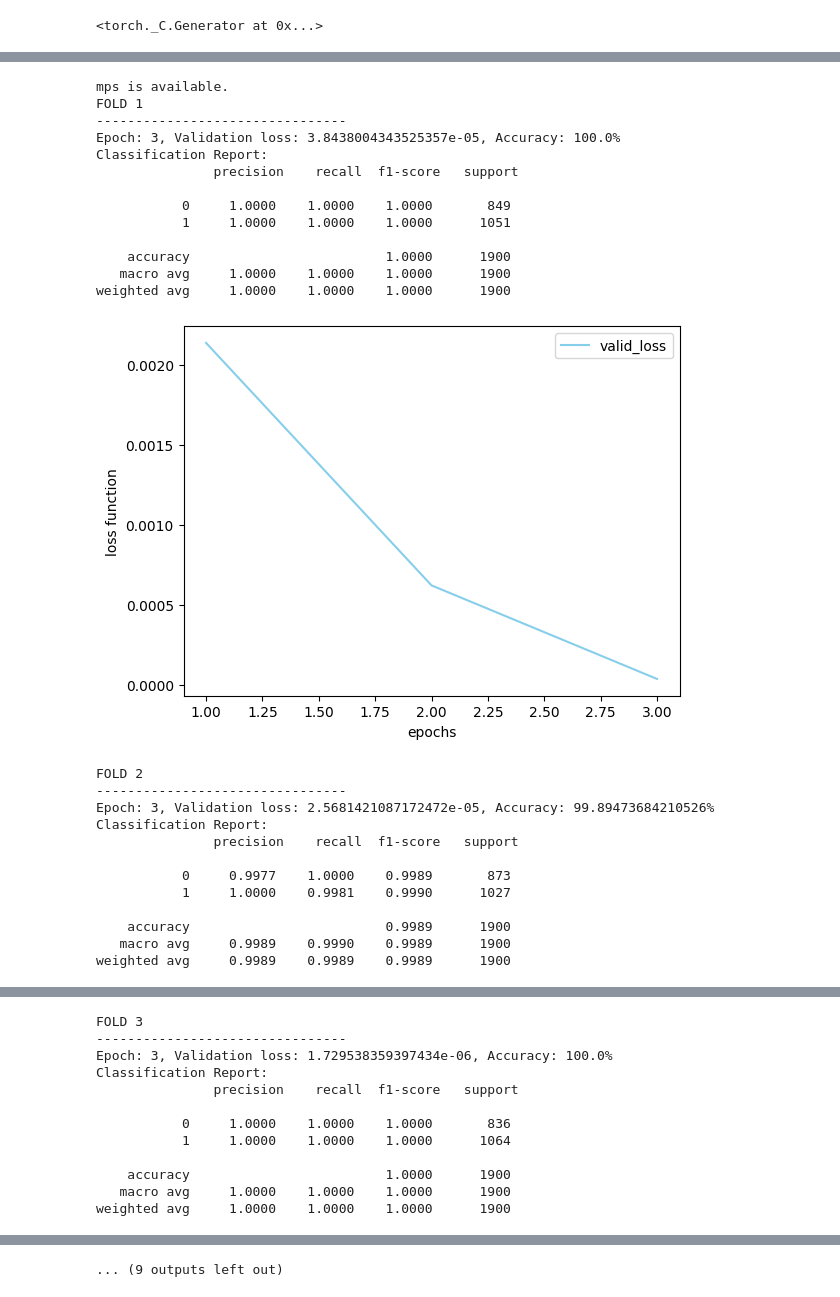
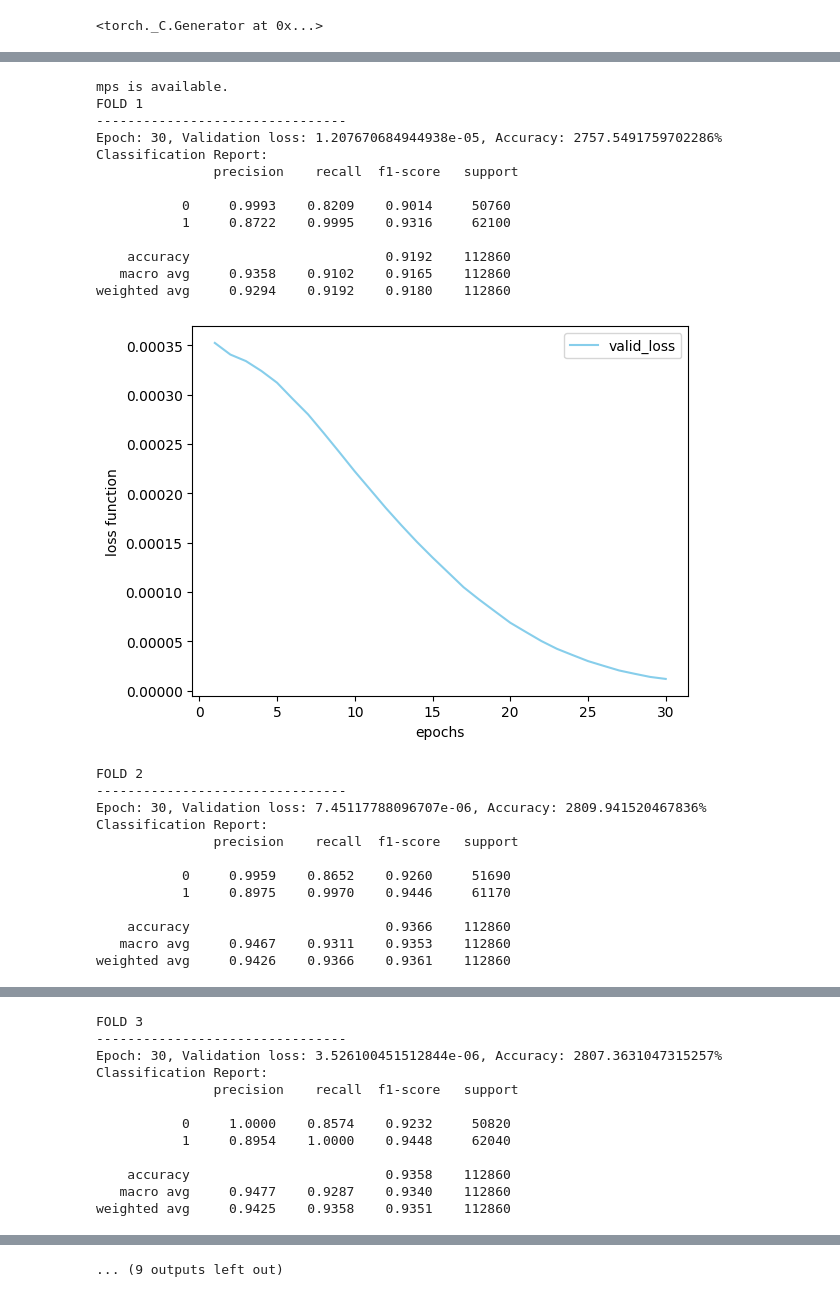
Before and after one commit to tatsuya0926/spin-configuration-learning, a Jupyter notebook: learning/train/train_cnn_Clock_q=4.ipynb, the cells around one changed output, grey strips where cells are left out. Saved outputs shown, nothing was run; the diff lists cells and outputs as text; code cells hidden in the pictures.

```diff
--- a/learning/train/train_cnn_Clock_q=4.ipynb
+++ b/learning/train/train_cnn_Clock_q=4.ipynb
@@ -18,7 +18,7 @@ torch.manual_seed(3407)
 # %%
 Q = 4
 nconf = 51
-ndata = 500
+ndata = 400
 L = 64
 T_cr = 1.135 # critical temp for 2d 4-Clock
 t_start = 0.9
@@ -66,21 +89,21 @@ class CNNClassifier(nn.Module):
         super(CNNClassifier, self).__init__()
         self.conv1 = nn.Conv2d(1, 64, 3, 1)
         self.conv2 = nn.Conv2d(64, 128, 3, 1)
-        # self.conv3 = nn.Conv2d(128, 256, 3, 1)
+        self.conv3 = nn.Conv2d(128, 96, 3, 1)
         self.dropout1 = nn.Dropout(0.25)
         self.dropout2 = nn.Dropout(0.5)
-        self.fc1 = nn.Linear(29*29*128, 64)
-        self.fc2 = nn.Linear(64, 32)
-        self.fc3 = nn.Linear(32, target_size)
+        # self.fc1 = nn.Linear(12*12*96, 64)
+        self.fc1 = nn.Linear(14*14*128, 96)
+        self.fc2 = nn.Linear(96, 64)
+        self.fc3 = nn.Linear(64, target_size)
         self.relu = nn.ReLU()
 
     def forward(self, x):
         x = self.relu(self.conv1(x))
         x = nn.MaxPool2d(2)(x)
-        # x = self.dropout1(x)
+        x = self.dropout1(x)
         x = self.relu(self.conv2(x))
-        # print(x.shape)
-        # x = nn.MaxPool2d(2)(x)
+        x = nn.MaxPool2d(2)(x)
         # x = self.relu(self.conv3(x))
         x = torch.flatten(x, 1)
         x = self.relu(self.fc1(x))
@@ -99,7 +122,7 @@ LEARNING_RATE = 0.00001
 target_size = 2
 grad_clip = 0.1
 norm_type = 2
-epochs = 3
+epochs = 30
 k_folds = 10
 kfold = KFold(n_splits=k_folds, shuffle=True)
 
@@ -120,6 +143,10 @@ for fold, (train_data, valid_data) in enumerate(kfold.split(dataset)):
     optimizer = optim.Adam(model.parameters(), lr=LEARNING_RATE)
 
     train_loss_list, vaild_loss_list, accuracy_list = [], [], []
+    valid_loss = 0
+    correct = 0
+    answer, prediction = [], []
+    answer_test, prediction_test, temps = [], [], []
     for epoch in range(epochs):
         model.train()
         train_loss = 0
@@ -138,9 +165,6 @@ for fold, (train_data, valid_data) in enumerate(kfold.split(dataset)):
 
         model.eval()
         with torch.no_grad():
-            valid_loss = 0
-            correct = 0
-            answer, prediction = [], []
             for data, _, target in valid_loader:
                 data, target = data.to(device), target.to(device)
                 output = model(data)
@@ -150,62 +174,62 @@ for fold, (train_data, valid_data) in enumerate(kfold.split(dataset)):
                 prediction += list(pred.cpu().numpy())
                 answer += list(target.cpu().numpy())
 
-            answer_test, prediction_test, temps = [], [], []
+
             for data, temp, target in test_loader:
                 data = data.to(device)
                 output = model(data)
                 pred = output.argmax(dim=1, keepdim=False)
                 prediction_test += list(pred.cpu().numpy())
                 answer_test += list(target.cpu().numpy())
                 temps += list(temp.cpu().numpy())
-            xs, y1s, y2s = inference(len(test_dataset), temps, prediction_test, target_size)
-            y1s_mean += y1s
-            y2s_mean += y2s
 
         valid_loss /= len(valid_loader.sampler.indices)
         accuracy = 100 * correct / len(valid_loader.sampler.indices)
-        y1s_mean /= k_folds
-        y2s_mean /= k_folds
 
         vaild_loss_list.append(valid_loss)
         accuracy_list.append(accuracy)
         if epoch == epochs - 1:
             print(f'Epoch: {epoch+1}, Validation loss: {valid_loss}, Accuracy: {accuracy}%')
             print("Classification Report:\n", classification_report(answer, prediction, digits=4))
+    xs, y1s, y2s = inference(len(test_dataset), temps, prediction_test, target_size)
+    y1s_mean += y1s
+    y2s_mean += y2s
     plt.xlabel('epochs')
     plt.ylabel('loss function')
     # plt.plot(np.arange(1, epochs+1), train_loss_list, label="train_loss", color="orange")
     plt.plot(np.arange(1, epochs+1), vaild_loss_list,
              label="valid_loss", color="skyblue")
     plt.legend()
     plt.show()
+y1s_mean /= k_folds
+y2s_mean /= k_folds
 print(f'K-FOLD CROSS VALIDATION RESULTS FOR {k_folds} FOLDS')
 print("Done.")
-# torch.save(model, "2d_Clock_q=6_model_classifier.pth")
+torch.save(model, "2d_Clock_q=4_model_classifier.pth")
 # %% [output]
 mps is available.
 FOLD 1
 --------------------------------
-Epoch: 3, Validation loss: 3.8438004343525357e-05, Accuracy: 100.0%
+Epoch: 30, Validation loss: 1.207670684944938e-05, Accuracy: 2757.5491759702286%
 Classification Report:
                precision    recall  f1-score   support
 
-           0     1.0000    1.0000    1.0000       849
-           1     1.0000    1.0000    1.0000      1051
+           0     0.9993    0.8209    0.9014     50760
+           1     0.8722    0.9995    0.9316     62100
 
-    accuracy                         1.0000      1900
-   macro avg     1.0000    1.0000    1.0000      1900
-weighted avg     1.0000    1.0000    1.0000      1900
+    accuracy                         0.9192    112860
+   macro avg     0.9358    0.9102    0.9165    112860
+weighted avg     0.9294    0.9192    0.9180    112860
-[figure, old version]
+[figure, new version]
 FOLD 2
 --------------------------------
-Epoch: 3, Validation loss: 2.5681421087172472e-05, Accuracy: 99.89473684210526%
+Epoch: 30, Validation loss: 7.45117788096707e-06, Accuracy: 2809.941520467836%
 Classification Report:
                precision    recall  f1-score   support
 
-           0     0.9977    1.0000    0.9989       873
-           1     1.0000    0.9981    0.9990      1027
+           0     0.9959    0.8652    0.9260     51690
+           1     0.8975    0.9970    0.9446     61170
 
-    accuracy                         0.9989      1900
-   macro avg     0.9989    0.9990    0.9989      1900
-weighted avg     0.9989    0.9989    0.9989      1900
+    accuracy                         0.9366    112860
+   macro avg     0.9467    0.9311    0.9353    112860
+weighted avg     0.9426    0.9366    0.9361    112860
@@ -213,12 +237,12 @@ weighted avg     0.9989    0.9989    0.9989      1900
 FOLD 3
 --------------------------------
-Epoch: 3, Validation loss: 1.729538359397434e-06, Accuracy: 100.0%
+Epoch: 30, Validation loss: 3.526100451512844e-06, Accuracy: 2807.3631047315257%
 Classification Report:
                precision    recall  f1-score   support
 
-           0     1.0000    1.0000    1.0000       836
-           1     1.0000    1.0000    1.0000      1064
+           0     1.0000    0.8574    0.9232     50820
+           1     0.8954    1.0000    0.9448     62040
 
-    accuracy                         1.0000      1900
-   macro avg     1.0000    1.0000    1.0000      1900
-weighted avg     1.0000    1.0000    1.0000      1900
+    accuracy                         0.9358    112860
+   macro avg     0.9477    0.9287    0.9340    112860
+weighted avg     0.9425    0.9358    0.9351    112860
```
Also changed, not shown: parts of 7 cells of this notebook, 11 other files.
